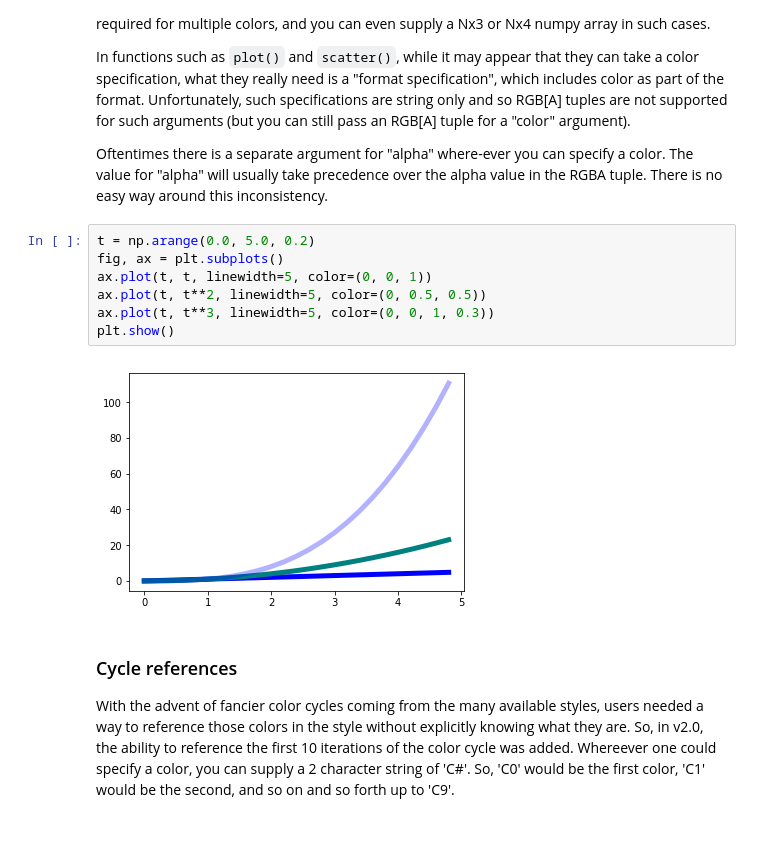
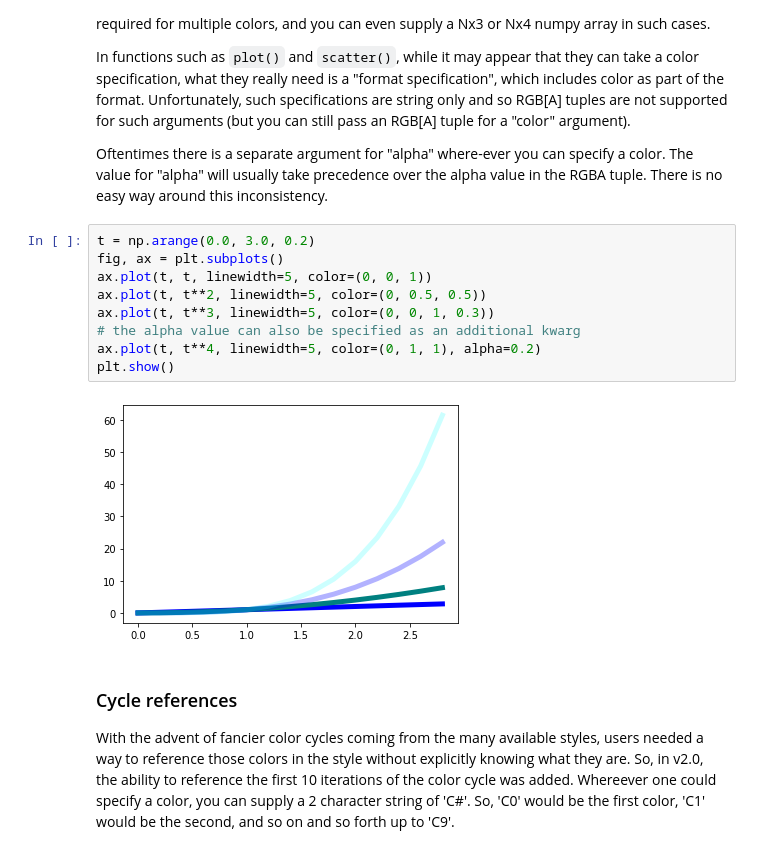
Before and after one commit to scientificprogrammingUOS/lectures, a Jupyter notebook: week06-Plotting_with_Matplotlib/lecture.ipynb, the cells around one changed output. Drawn from its saved outputs; the diff is of its cells as text.

```diff
--- a/week06-Plotting_with_Matplotlib/lecture.ipynb
+++ b/week06-Plotting_with_Matplotlib/lecture.ipynb
@@ -942,14 +795,16 @@ In functions such as `plot()` and `scatter()`, while it may appear that they can
 
 Oftentimes there is a separate argument for "alpha" where-ever you can specify a color. The value for "alpha" will usually take precedence over the alpha value in the RGBA tuple. There is no easy way around this inconsistency.
 # %%
-t = np.arange(0.0, 5.0, 0.2)
+t = np.arange(0.0, 3.0, 0.2)
 fig, ax = plt.subplots()
 ax.plot(t, t, linewidth=5, color=(0, 0, 1))
 ax.plot(t, t**2, linewidth=5, color=(0, 0.5, 0.5))
 ax.plot(t, t**3, linewidth=5, color=(0, 0, 1, 0.3))
+# the alpha value can also be specified as an additional kwarg
+ax.plot(t, t**4, linewidth=5, color=(0, 1, 1), alpha=0.2)
 plt.show()
 # %% [output]
-[figure, old version]
+[figure, new version]
 # %% [markdown]
 ### Cycle references
 With the advent of fancier color cycles coming from the many available styles, users needed a way to reference those colors in the style without explicitly knowing what they are. So, in v2.0, the ability to reference the first 10 iterations of the color cycle was added. Whereever one could specify a color, you can supply a 2 character string of 'C#'. So, 'C0' would be the first color, 'C1' would be the second, and so on and so forth up to 'C9'.
```
Also changed, not shown: parts of 122 cells of this notebook.
